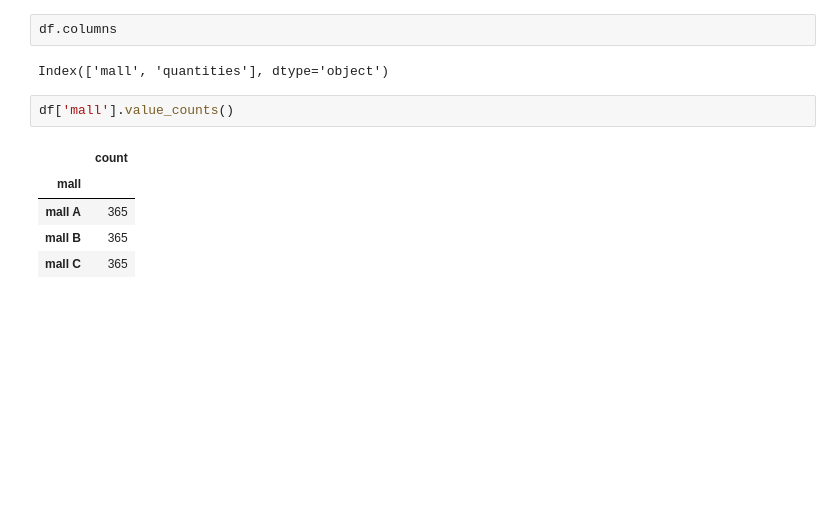
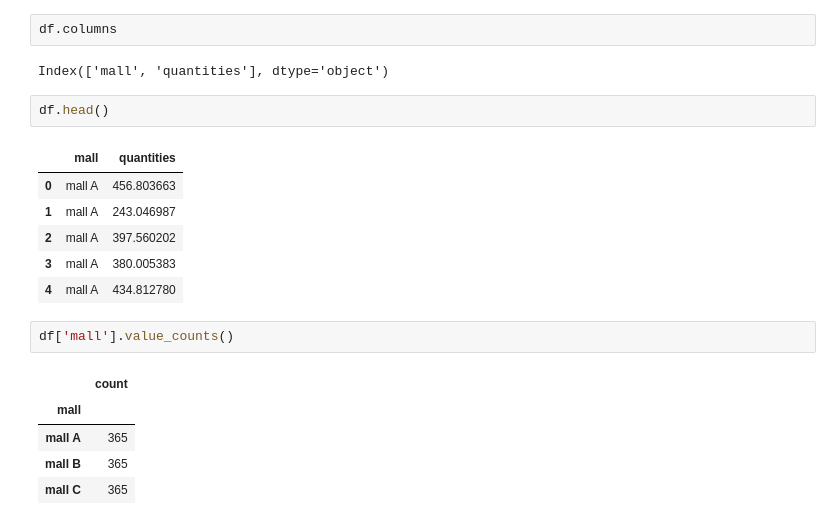
Before and after one commit to it-ces/PUBLIC-AI, a Jupyter notebook: DIAI/Anova_sales_mba(ai_page).ipynb, the cells around one changed output. Cells and saved outputs as stored; diff of their text form; blank space fills up the shorter version.

```diff
--- a/DIAI/Anova_sales_mba(ai_page).ipynb
+++ b/DIAI/Anova_sales_mba(ai_page).ipynb
@@ -18,6 +18,15 @@ df  = pd.read_csv(url)
 df.columns
 # %% [output]
 Index(['mall', 'quantities'], dtype='object')
+# %%
+df.head()
+# %% [output]
+|  | mall | quantities |
+| 0 | mall A | 456.803663 |
+| 1 | mall A | 243.046987 |
+| 2 | mall A | 397.560202 |
+| 3 | mall A | 380.005383 |
+| 4 | mall A | 434.812780 |
 # %%
 df['mall'].value_counts()
 # %% [output]
```
Also changed, not shown: parts of 2 cells of this notebook.
